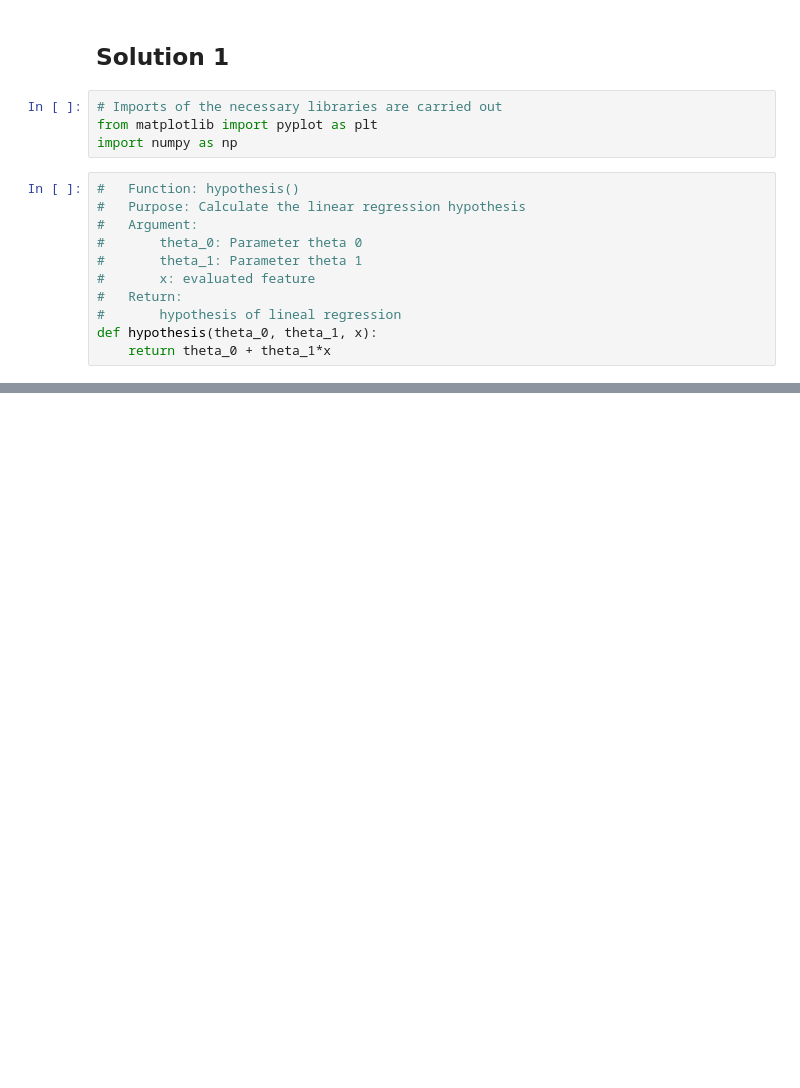
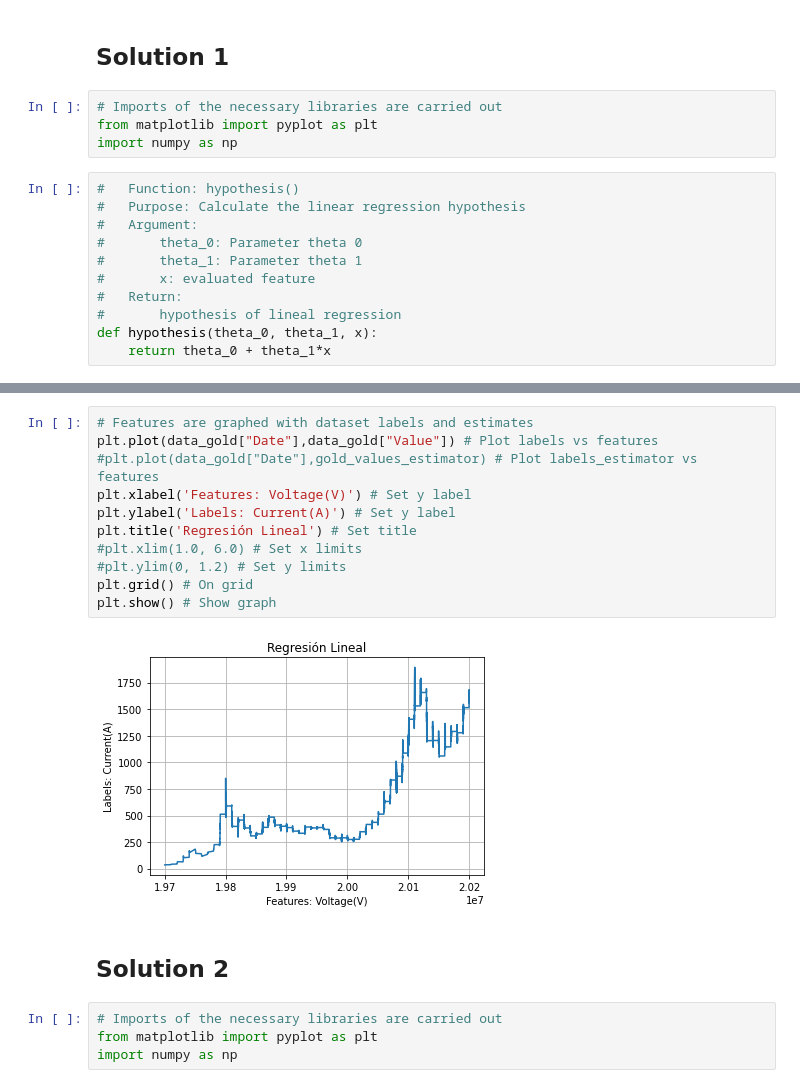
Before and after one commit to jsebastianbarretoj99/Asignatura_Inteligencia_Artificial_5607, a Jupyter notebook: Tarea_Semana_03/Taller_Regresion_LIneal_Opc1.ipynb, the cells around one changed output, grey strips where cells are left out. Drawn from its saved outputs; the diff is of its cells as text; blank space fills up the shorter version.

```diff
--- a/Tarea_Semana_03/Taller_Regresion_LIneal_Opc1.ipynb
+++ b/Tarea_Semana_03/Taller_Regresion_LIneal_Opc1.ipynb
@@ -81,0 +124,19 @@ ValueError: x and y must have same first dimension, but have shapes (11,) and (3
+# %%
+# Features are graphed with dataset labels and estimates
+plt.plot(data_gold["Date"],data_gold["Value"]) # Plot labels vs features
+#plt.plot(data_gold["Date"],gold_values_estimator) # Plot labels_estimator vs features
+plt.xlabel('Features: Voltage(V)') # Set y label
+plt.ylabel('Labels: Current(A)') # Set y label
+plt.title('Regresión Lineal') # Set title
+#plt.xlim(1.0, 6.0) # Set x limits
+#plt.ylim(0, 1.2) # Set y limits
+plt.grid() # On grid
+plt.show() # Show graph
+# %% [output]
+[figure, added]
+# %% [markdown]
+## Solution 2
+# %%
+# Imports of the necessary libraries are carried out
+from matplotlib import pyplot as plt
+import numpy as np
```
Also changed, not shown: parts of 16 cells of this notebook, 1 other file.
